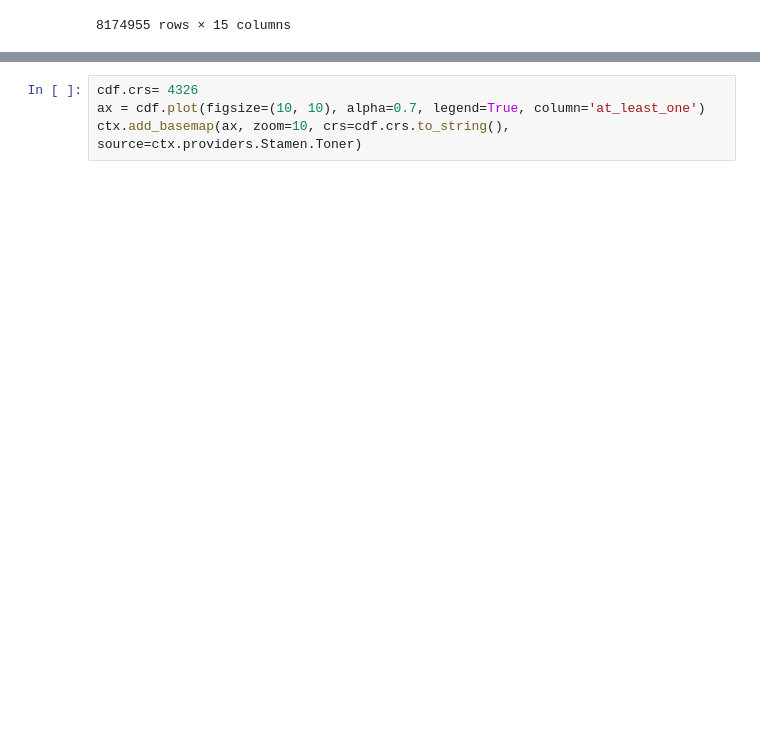
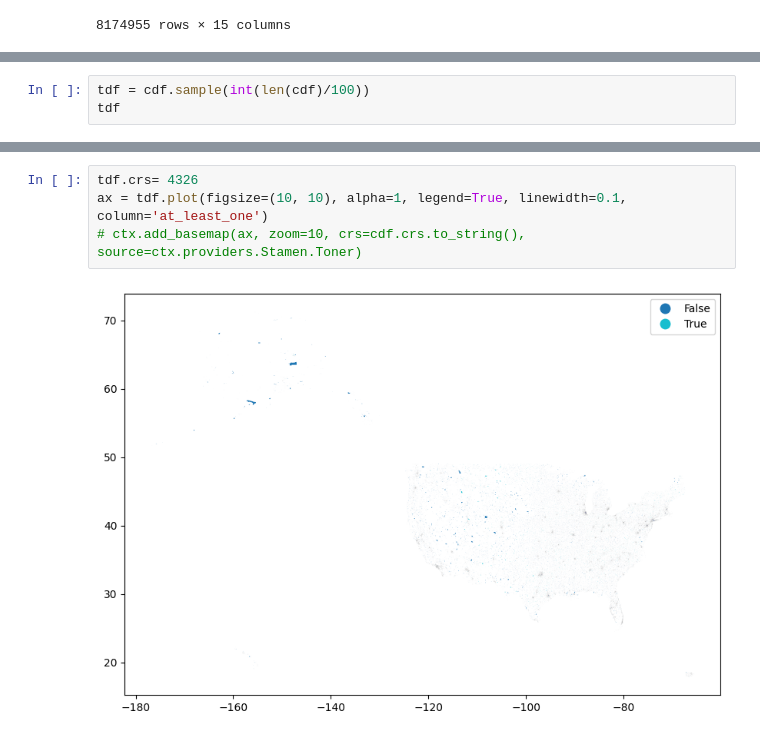
Before and after one commit to uva-bi-sdad/national_address_database, a Jupyter notebook: code/2023-06-22 visualize US.ipynb, the cells around one changed output, grey strips where cells are left out. Drawn from its saved outputs; the diff is of its cells as text; blank space fills up the shorter version.

```diff
--- a/code/2023-06-22 visualize US.ipynb
+++ b/code/2023-06-22 visualize US.ipynb
@@ -121,0 +127,3 @@ cdf
+# %%
+tdf = cdf.sample(int(len(cdf)/100))
+tdf
@@ -122,4 +144,6 @@ cdf
 # %%
-cdf.crs= 4326
-ax = cdf.plot(figsize=(10, 10), alpha=0.7, legend=True, column='at_least_one')
-ctx.add_basemap(ax, zoom=10, crs=cdf.crs.to_string(), source=ctx.providers.Stamen.Toner)
+tdf.crs= 4326
+ax = tdf.plot(figsize=(10, 10), alpha=1, legend=True, linewidth=0.1, column='at_least_one')
+# ctx.add_basemap(ax, zoom=10, crs=cdf.crs.to_string(), source=ctx.providers.Stamen.Toner)
+# %% [output]
+[figure, added]
```
Also changed, not shown: parts of 5 cells of this notebook, 3 other files.
